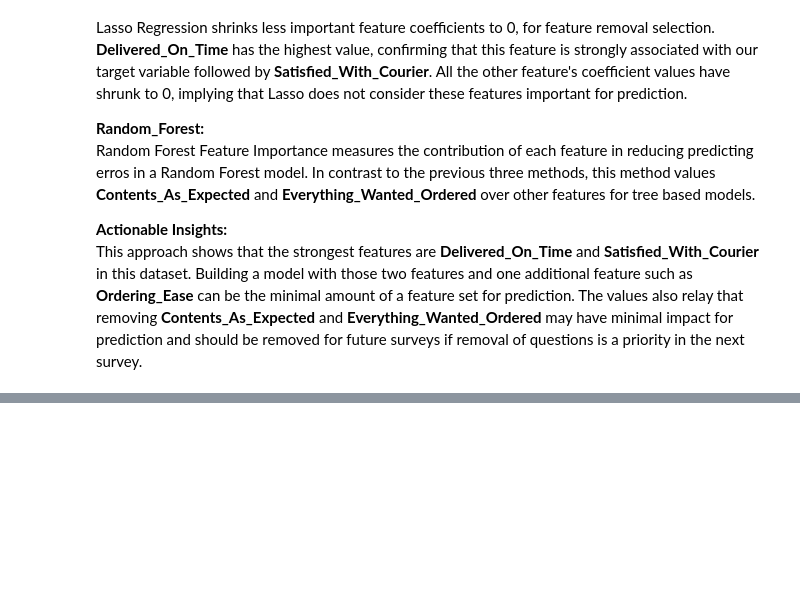
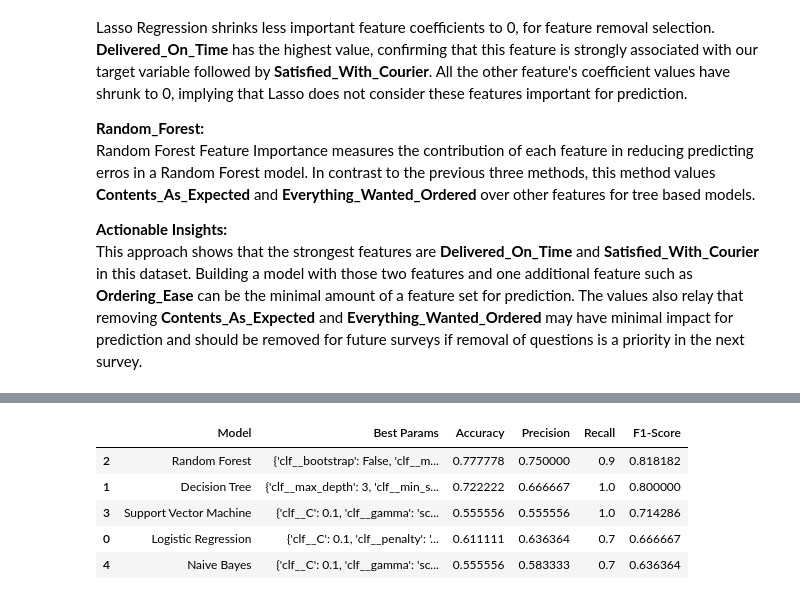
Before and after one commit to Sooihk/Apziva, a Jupyter notebook: Project_1/KNLsqJTgBMYUS3O1/HappyCustomers.ipynb, the cells around one changed output, grey strips where cells are left out. Drawn from its saved outputs; the diff is of its cells as text; code cells hidden in the pictures; blank space fills up the shorter version.

```diff
--- a/Project_1/KNLsqJTgBMYUS3O1/HappyCustomers.ipynb
+++ b/Project_1/KNLsqJTgBMYUS3O1/HappyCustomers.ipynb
@@ -417,0 +382,91 @@ results_df
+# %%
+
+# Feature selection
+selected_features = ['Delivered_On_Time', 'Satisfied_With_Courier', 'Everything_Wanted_Ordered', 'Ordering_Ease']
+x = customer_survey[selected_features]
+y = customer_survey['Target']
+random_seed = 3
+
+# Train-test split
+x_train, x_test, y_train, y_test = train_test_split(x, y, test_size=0.14, random_state=random_seed)
+
+# Define hyperparameter grids for each model, use clf__parameter format due to using Pipeline
+param_grids = {
+    'Logistic Regression': {
+        'clf__C': [0.01, 0.1, 1, 10], # inverse of regularizaton strength, lower values = more regularization
+        'clf__penalty': ['l2'],
+        'clf__solver': ['liblinear']  # supports l2
+    },
+
+    'Decision Tree': {
+        'clf__max_depth': [3, 5, 10, None], # How deep the tree can go
+        'clf__min_samples_split': [2, 5, 10], # Minimum number of samples needed to split an internal node
+        'clf__min_samples_leaf': [1, 2, 4] # Minimum number of samples in a leaf node
+    },
+
+    'Random Forest': {
+        'clf__n_estimators': [50, 100, 150], # Number of trees in forest, more trees leads to better generalization
+        'clf__max_depth': [3, 5, 10, None], # Tree depth limit per tree
+        'clf__min_samples_split': [2, 5], # threshold for when a node should split
+        'clf__min_samples_leaf': [1, 2], # mininum number of samples required in a leaf
+        'clf__max_features': ['sqrt', 'log2'], # number of features to consider at each split
+        'clf__bootstrap' : [True, False]
+    },
+
+    'Support Vector Machine': {
+        'clf__C': [0.1, 1, 10], # regularization parameter, lower values = more generalization
+        'clf__kernel': ['linear', 'rbf'], # linear = linear boundary, rbf = non-linear boundary
+        'clf__gamma': ['scale', 'auto']
+    }
+}
+
+# Initialize models with pipelines for scaling when needed, using model Pipeline as it compelments GridSearchCV and cross validation.
+model_defs = {
+    'Logistic Regression': Pipeline([('scaler', StandardScaler()), ('clf', LogisticRegression(random_state=random_seed))]),
+    'Decision Tree': Pipeline([('clf', DecisionTreeClassifier(random_state=random_seed))]),
+    'Random Forest': Pipeline([('clf', RandomForestClassifier(random_state=random_seed))]),
+    'Support Vector Machine': Pipeline([('scaler', StandardScaler()), ('clf', SVC())]),
+    'Naive Bayes': Pipeline([('clf', GaussianNB())])  # No hyperparameter tuning needed
+}
+
+# Initialize results containers
+test_results = []
+
+# Loop through model presets
+for name, pipeline in model_defs.items():
+    print(f"Tuning: {name}")
+
+    # for models with parameter grids, perform exhaustive hyperparameter search using 5-fold cross validation.
+    if name in param_grids:
+        # Use GridSearchCV for models with hyperparameters, optmize for F1-Score during search
+        grid = GridSearchCV(pipeline, param_grids[name], scoring='f1', cv=5, n_jobs=-1)
+        grid.fit(x_train, y_train)
+        # obtain model trained with best hyperparameters during grid search
+        best_model = grid.best_estimator_
+    else:
+        # No tuning for Naive Bayes
+        pipeline.fit(x_train, y_train)
+        best_model = pipeline
+
+    # Predict on test subdataset
+    y_test_pred = best_model.predict(x_test)
+
+    # Test metrics
+    test_report = classification_report(y_test, y_test_pred, output_dict=True, zero_division=0)
+    test_results.append({
+        'Model': name,
+        "Best Params": grid.best_params_,
+        'Accuracy': accuracy_score(y_test, y_test_pred),
+        'Precision': test_report['1']['precision'],
+        'Recall': test_report['1']['recall'],
+        'F1-Score': test_report['1']['f1-score']
+    })
+
+
+# Create results DataFrames
+tunned_test_metrics = pd.DataFrame(test_results).sort_values(by='F1-Score', ascending=False)
+
+# Output both DataFrames
+print("\n Test Set Performance")
+display(tunned_test_metrics)
+# %% [output]
@@ -417,0 +480,6 @@ results_df
+|  | Model | Best Params | Accuracy | Precision | Recall | F1-Score |
+| 2 | Random Forest | {'clf__bootstrap': False, 'clf__m... | 0.777778 | 0.750000 | 0.9 | 0.818182 |
+| 1 | Decision Tree | {'clf__max_depth': 3, 'clf__min_s... | 0.722222 | 0.666667 | 1.0 | 0.800000 |
+| 3 | Support Vector Machine | {'clf__C': 0.1, 'clf__gamma': 'sc... | 0.555556 | 0.555556 | 1.0 | 0.714286 |
+| 0 | Logistic Regression | {'clf__C': 0.1, 'clf__penalty': '... | 0.611111 | 0.636364 | 0.7 | 0.666667 |
+| 4 | Naive Bayes | {'clf__C': 0.1, 'clf__gamma': 'sc... | 0.555556 | 0.583333 | 0.7 | 0.636364 |
```
Also changed, not shown: parts of 8 cells of this notebook.
